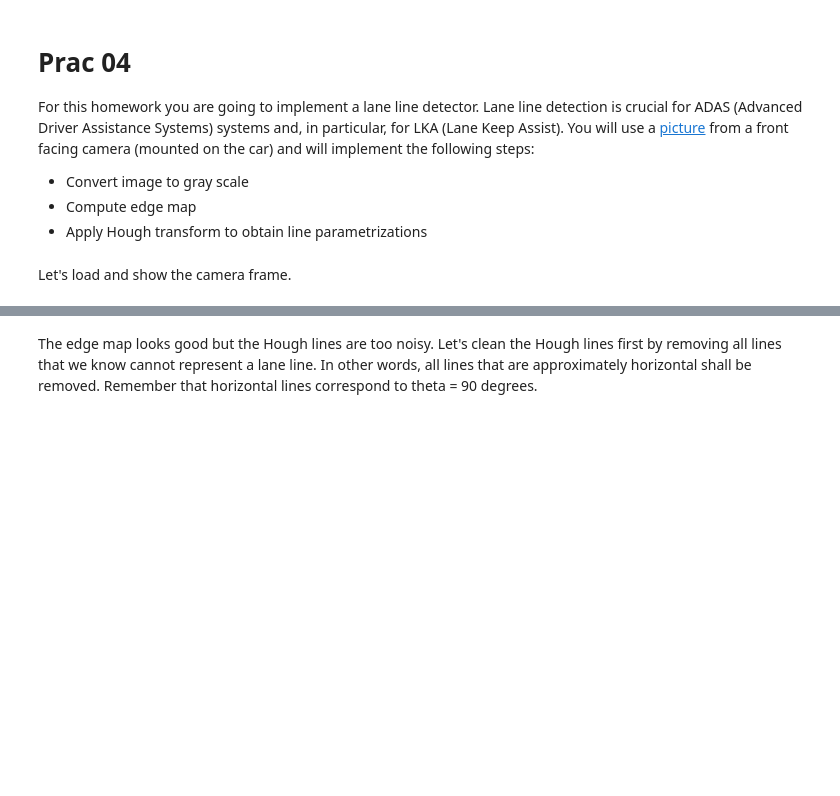
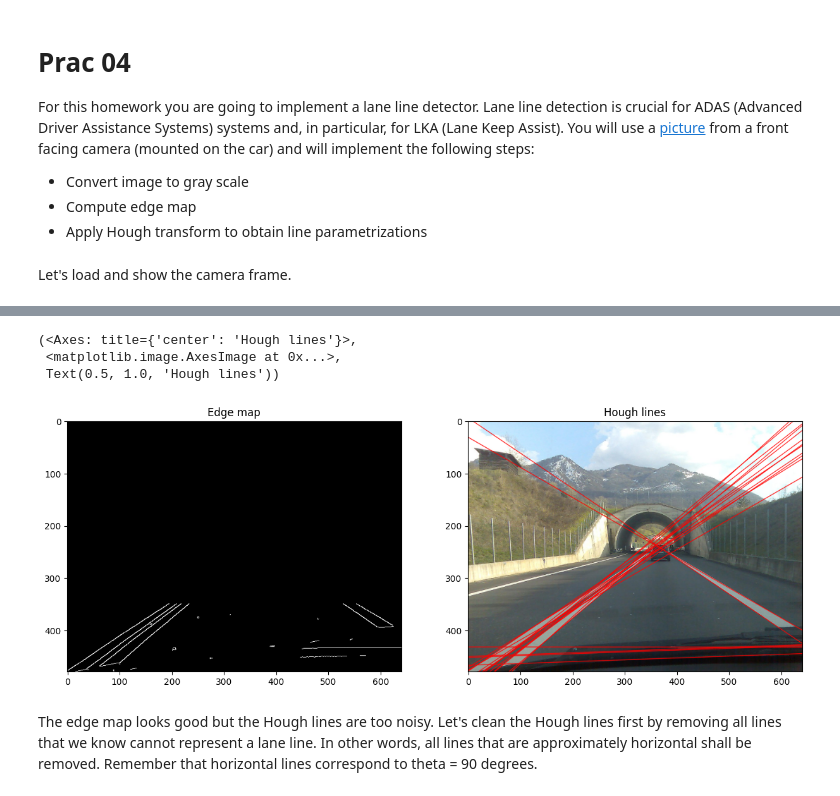
Before and after one commit to KlymentievMaksym/MMROKZ, a Jupyter notebook: Lab4/Lab4.ipynb, the cells around one changed output, grey strips where cells are left out. Saved outputs shown, nothing was run; the diff lists cells and outputs as text; code cells hidden in the pictures; blank space fills up the shorter version.

```diff
--- a/Lab4/Lab4.ipynb
+++ b/Lab4/Lab4.ipynb
@@ -36,6 +46,9 @@ plt.subplot(122), plt.imshow(edges, cmap='gray'), plt.title('Edge map')
 # Apply Hough transform to parametrize the lines
 # Hint 1: Offset resolution of 2 pixels and slope resolution of 2 degrees work well in this case
 # Hint 2: A suitable value for the accumulator threshold is 190
-lines =
+lines = cv2.HoughLines(edges, rho=1, theta=2*np.pi/180, threshold=50)
+# lines = cv2.HoughLines(edges, rho=2, theta=2*np.pi/180, threshold=190)
+
 # Let's get rid of the unnecessary dimension
 lines = lines[:, 0, :]
+print(f"[LINES]\n{lines}")
@@ -42,24 +75,29 @@ lines = lines[:, 0, :]
 # %%
 # Plot the resulting Hough lines
 result = np.copy(img)
 
 for line in lines:
-    rho =
-    theta =
+    rho = line[0]
+    theta = line[1]
 
     a = math.cos(theta)
     b = math.sin(theta)
 
     x0 = a * rho
     y0 = b * rho
 
     pt1 = (int(x0 + 1000*(-b)), int(y0 + 1000*(a)))
     pt2 = (int(x0 - 1000*(-b)), int(y0 - 1000*(a)))
 
     cv2.line(result, pt1, pt2, 255, 1, cv2.LINE_AA)
 
 plt.subplot(121), plt.imshow(edges, cmap='gray'), plt.title('Edge map')
 plt.subplot(122), plt.imshow(result, cmap='gray'), plt.title('Hough lines')
+# %% [output]
+(<Axes: title={'center': 'Hough lines'}>,
+ <matplotlib.image.AxesImage at 0x...>,
+ Text(0.5, 1.0, 'Hough lines'))
+[figure, added]
 # %% [markdown]
 The edge map looks good but the Hough lines are too noisy. Let's clean the Hough lines first by removing all lines that we know cannot represent a lane line. In other words, all lines that are approximately horizontal shall be removed. Remember that horizontal lines correspond to theta = 90 degrees.
 # %%
```
Also changed, not shown: parts of 9 cells of this notebook, 2 other files.
